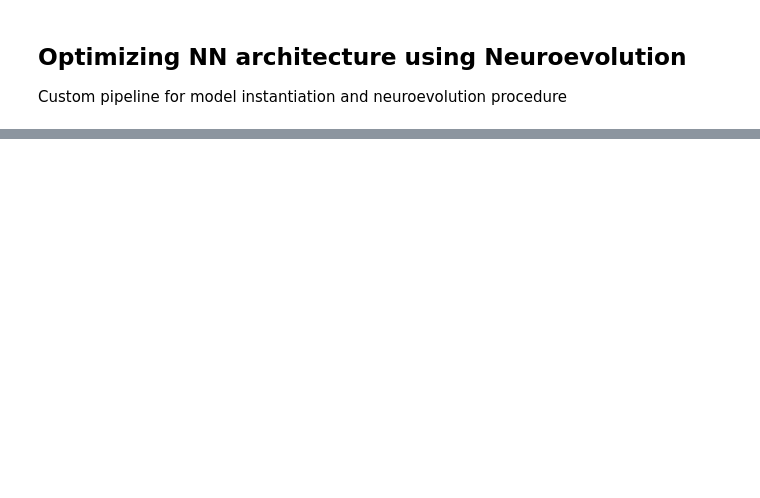
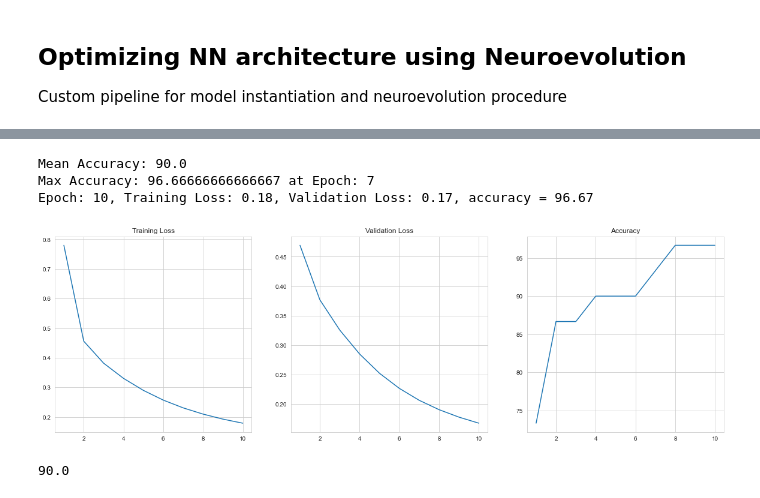
Before and after one commit to rishilss99/Automatic-Neural-Architecture-Design, a Jupyter notebook: Neuroevolution_NN.ipynb, the cells around one changed output, grey strips where cells are left out. Cells and saved outputs as stored; diff of their text form; code cells hidden in the pictures; blank space fills up the shorter version.

```diff
--- a/Neuroevolution_NN.ipynb
+++ b/Neuroevolution_NN.ipynb
@@ -191,0 +397,9 @@ def train(model,optimizer,loss_fun,trainloader,testloader,epochs=15,device="cuda
+# %%
+#Opti_graph2
+get_accuracy([7,1,1.5,2.4,0.15929,2.5])
+# %% [output]
+Mean Accuracy: 90.0
+Max Accuracy: 96.66666666666667 at Epoch: 7
+Epoch: 10, Training Loss: 0.18, Validation Loss: 0.17, accuracy = 96.67
+[figure, added]
+90.0
```
Also changed, not shown: parts of 31 cells of this notebook, 2 other files.
